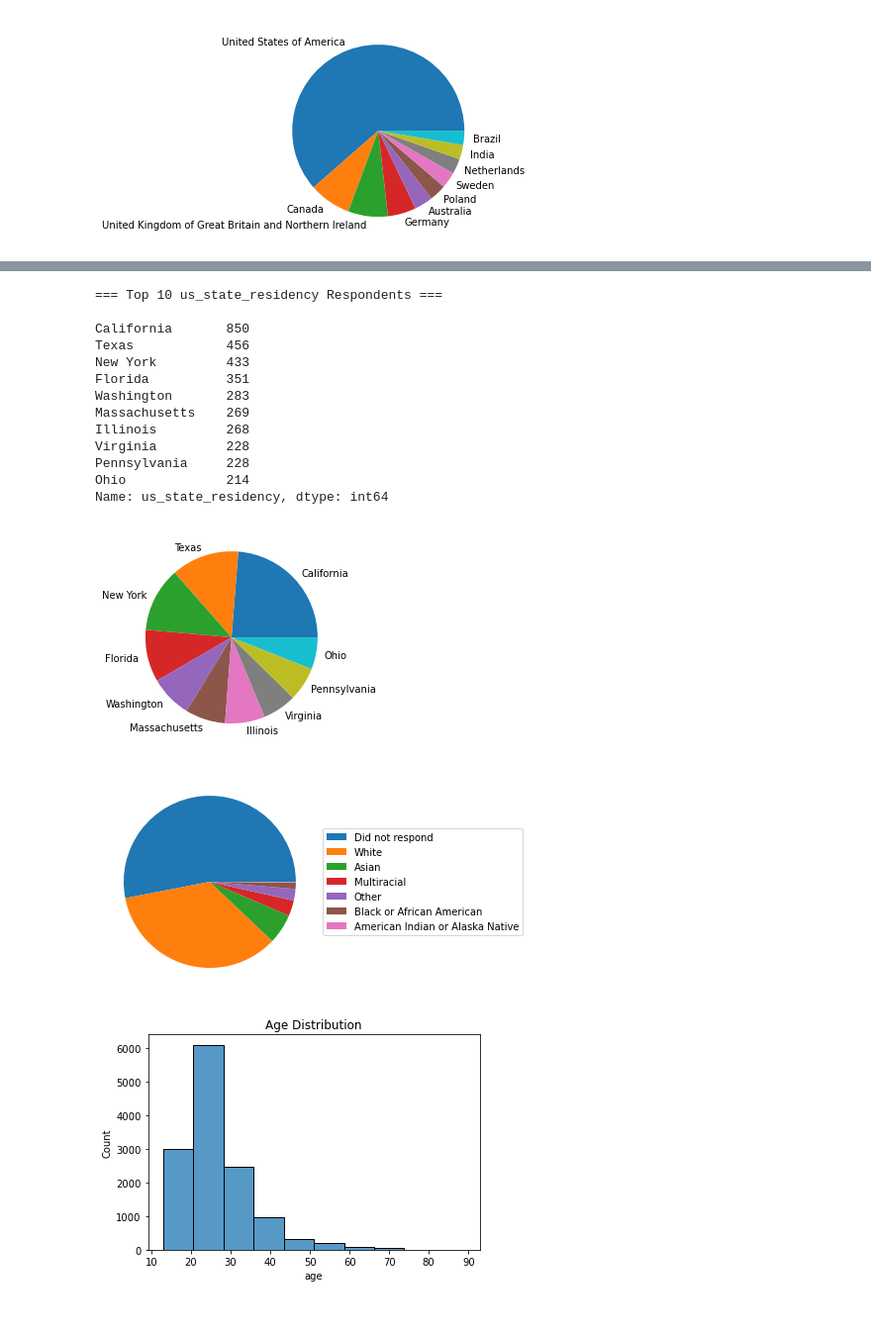
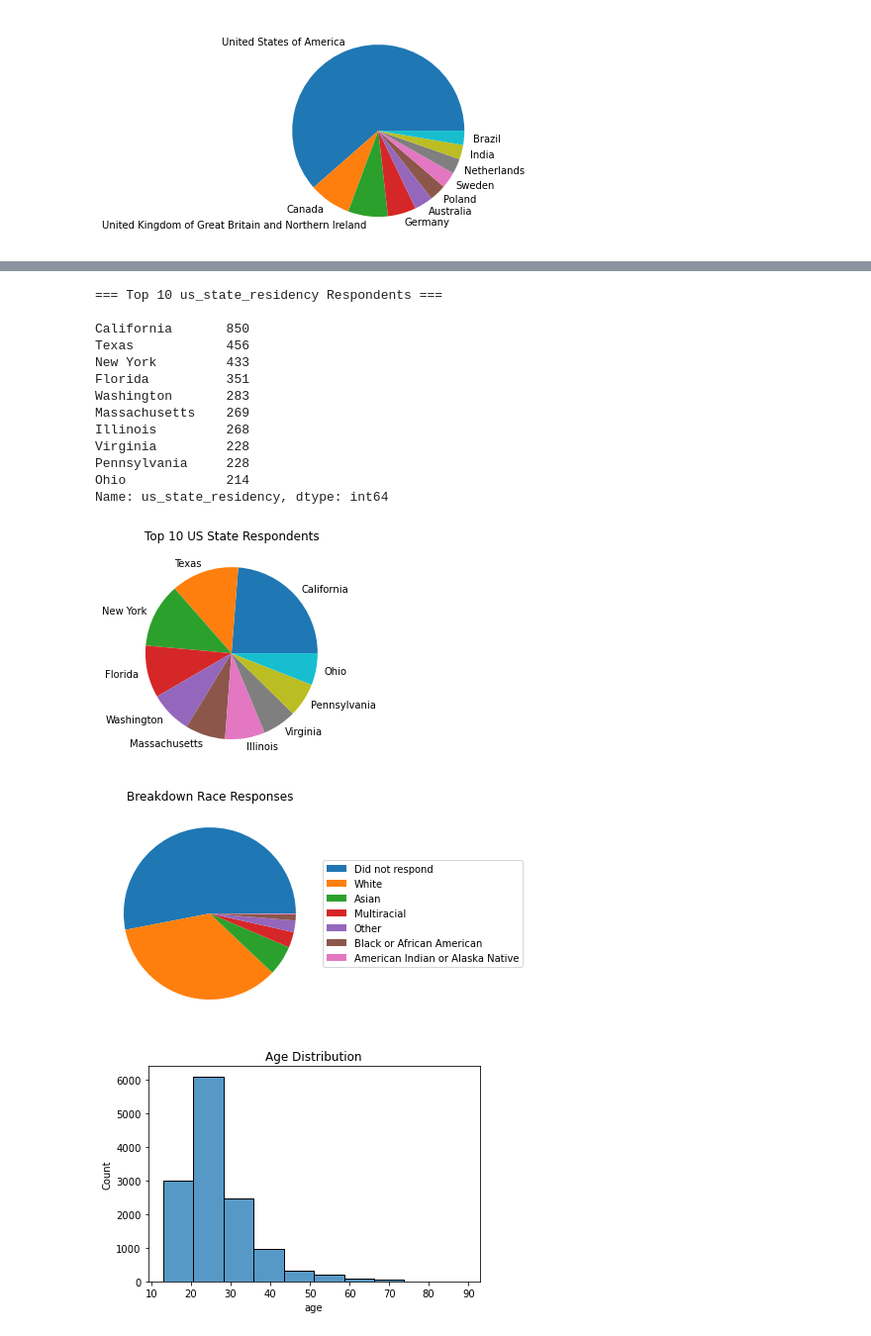
Before and after one commit to bjd9/washmeat, a Jupyter notebook: DEA_washmeat.ipynb, the cells around one changed output, grey strips where cells are left out. Shown at 99% size. Drawn from its saved outputs; the diff is of its cells as text; code cells hidden in the pictures.

```diff
--- a/DEA_washmeat.ipynb
+++ b/DEA_washmeat.ipynb
@@ -866,32 +884,35 @@ Name: country_origin, dtype: int64
 # %%
 # top 10 states (USA)
 top_state = top(df_survey, 'us_state_residency')
 
 # pie chart
-plt.pie(top_state, labels=top_state.index);
+plt.pie(top_state, labels=top_state.index)
+
+plt.title('Top 10 US State Respondents');
 # %% [output]
 === Top 10 us_state_residency Respondents ===
 
 California       850
 Texas            456
 New York         433
 Florida          351
 Washington       283
 Massachusetts    269
 Illinois         268
 Virginia         228
 Pennsylvania     228
 Ohio             214
 Name: us_state_residency, dtype: int64
-[figure, old version]
+[figure, new version]
 # %%
 # race distribution
 race_graph = df_survey['race'].value_counts()
 wedges = plt.pie(race_graph)
 
-plt.legend(wedges, labels = race_graph.index, loc ='center left', bbox_to_anchor=(1, 0, 0.5, 1));
+plt.legend(wedges, labels = race_graph.index, loc ='center left', bbox_to_anchor=(1, 0, 0.5, 1))
+plt.title('Breakdown Race Responses');
 # %% [output]
-[figure, old version]
+[figure, new version]
 # %%
 # age - histogram
 sns.histplot(data=df_survey, x="age", bins=10)
```
Also changed, not shown: parts of 10 cells of this notebook, 1 other file.
